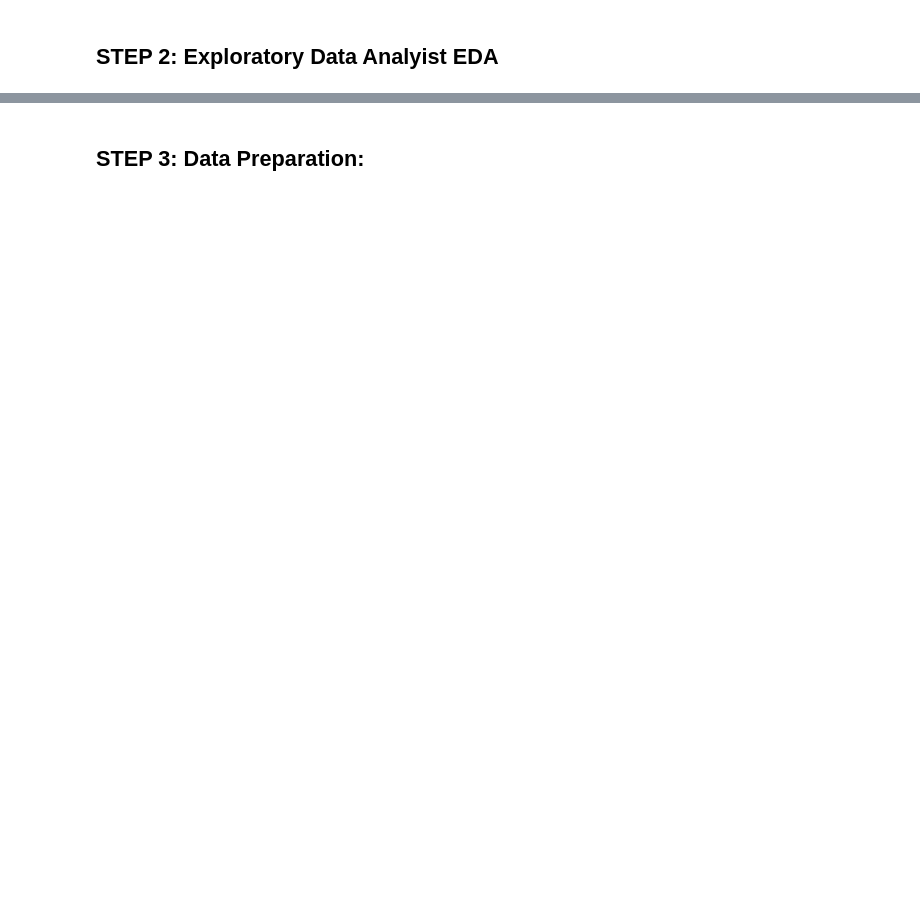
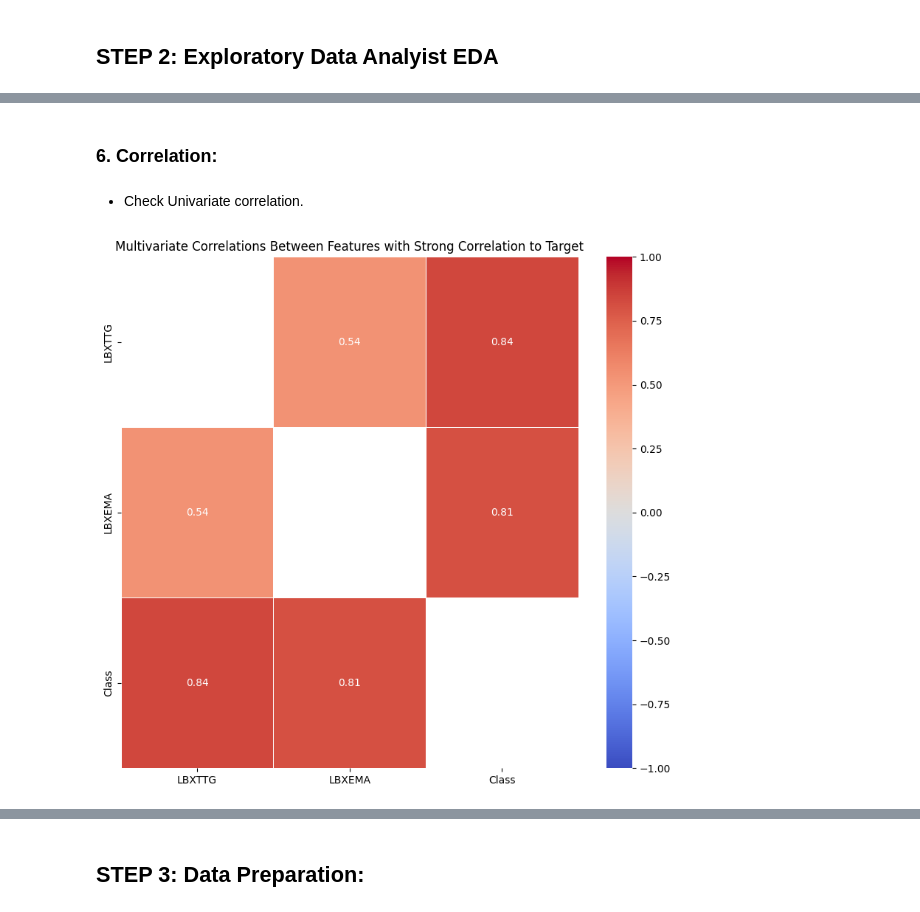
Before and after one commit to DATA471/final_project_h, a Jupyter notebook: main_file.ipynb, the cells around one changed output, grey strips where cells are left out. Cells and saved outputs as stored; diff of their text form; code cells hidden in the pictures; blank space fills up the shorter version.

```diff
--- a/main_file.ipynb
+++ b/main_file.ipynb
@@ -47,0 +214,27 @@ dataset.skew()
+# %% [markdown]
+### 6. Correlation:
+# %% [markdown]
+- Check Univariate correlation.
+# %%
+threshold = 0.3
+target = 'Class'  # Replace with your target variable name
+
+# Check for correlation
+correlation = dataset.corr()
+
+# Filter the correlation matrix to only include strong correlations with the target
+strong_corr_features = correlation.index[correlation[target].abs() >= threshold].tolist()
+
+# Filter the correlation matrix to only include these features
+correlation_ = correlation.loc[strong_corr_features, strong_corr_features]
+
+# Remove self-correlations
+correlation_ = correlation_.where(~pd.np.eye(correlation_.shape[0], dtype=bool))
+
+# Plot the heatmap for the strong correlations
+plt.figure(figsize=(10, 9))
+sns.heatmap(correlation_, annot=True, cmap="coolwarm", linewidths=0.5, vmin=-1, vmax=1)
+plt.title('Multivariate Correlations Between Features with Strong Correlation to Target')
+plt.show()
+# %% [output]
+[figure, added]
```
Also changed, not shown: parts of 40 cells of this notebook, 2 other files.
